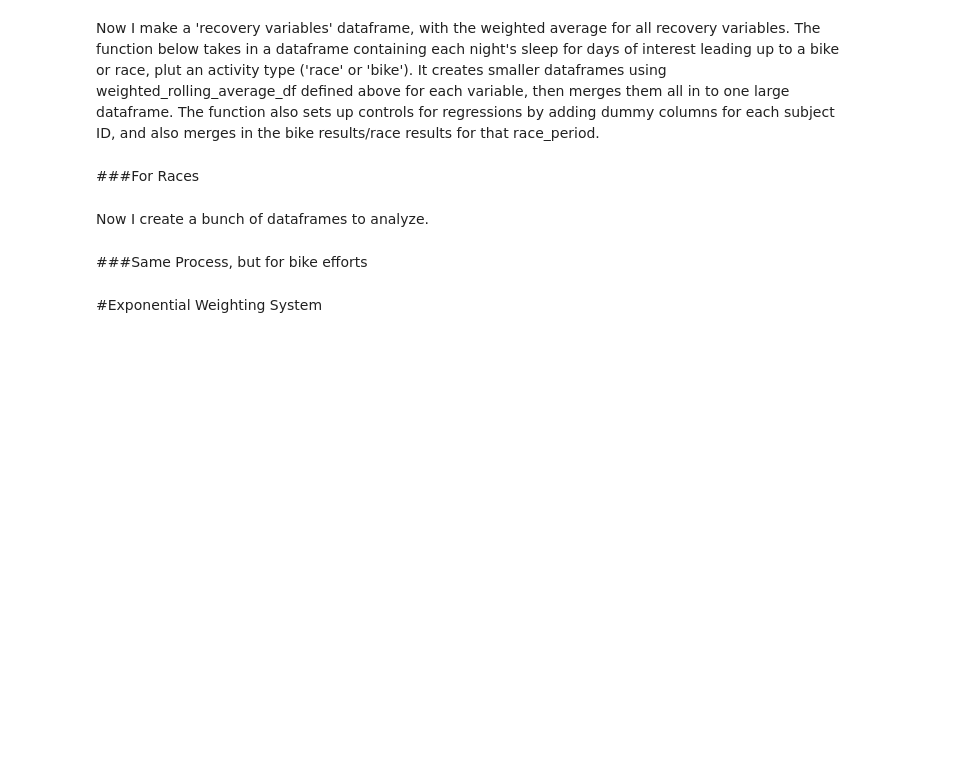
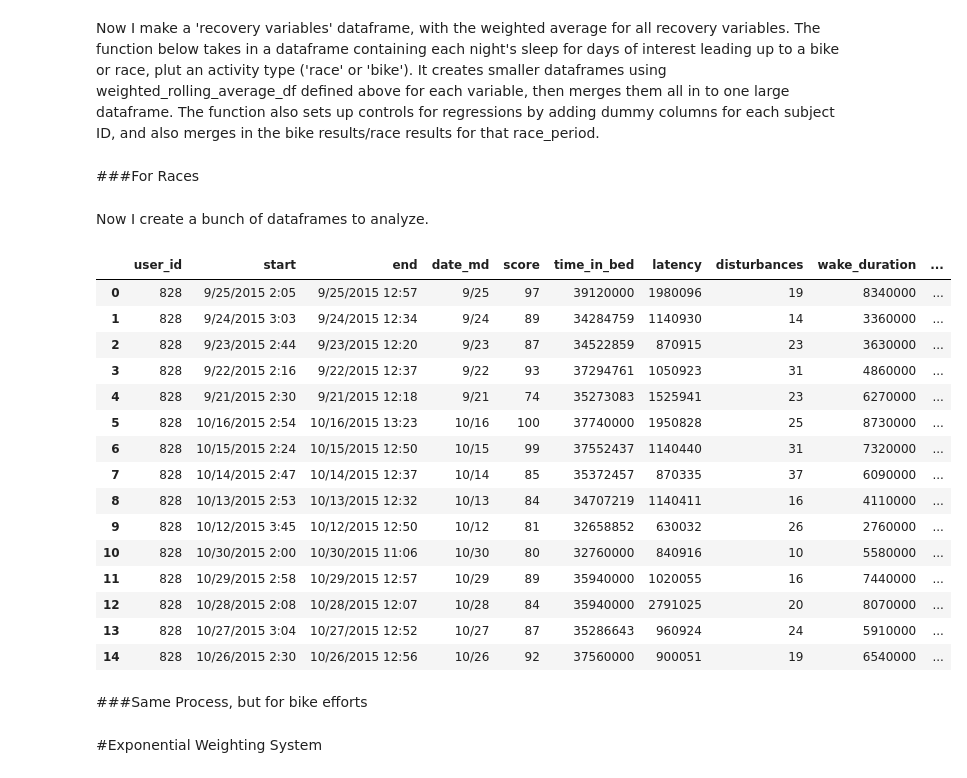
Before and after one commit to callen13/Senior_Thesis, a Jupyter notebook: sleeps_analysis.ipynb, the cells around one changed output. Drawn from its saved outputs; the diff is of its cells as text; code cells hidden in the pictures; blank space fills up the shorter version.

```diff
--- a/sleeps_analysis.ipynb
+++ b/sleeps_analysis.ipynb
@@ -57,12 +65,16 @@ def epoch_end_convert(df):
     takes dataframe and converts date column to epoch milliseconds
     inputs:
         df = dataframe name
+
+    returns:
+        a dataframe with the 'end' column converted to epoch milliseconds
     '''
     try:
         #return (int(time.mktime(time.strptime(df['end'], '%Y-%m-%d %H:%M:%S'))) - 14400)*1000
         return (int(time.mktime(time.strptime(df['end'], '%m/%d/%Y %H:%M'))) - 14400)*1000
     except:
         #handles sleeps that have no data/were missing
+        #uses the date_md column instead
         return (int(time.mktime(time.strptime(df['date_md']+'/2015 12:00', '%m/%d/%Y %H:%M'))) - 4400)*1000
 # %%
 sleeps['end_epoch'] = sleeps.apply(epoch_end_convert, axis=1)
@@ -121,5 +129,8 @@ add_race is a function that adds a race period to a dataframe. A race period is
 # %%
 def add_race(df):
+    '''
+    takes a dataframe and adds a 'race period' to the dataframe based on the epoch date for when a subject ended his sleep
+    '''
     if (df.end_epoch > 1442188800000) and (df.end_epoch < race_start_dict[2]):
         return 1
     elif (df.end_epoch >= race_start_dict[2]) and (df.end_epoch <= (race_start_dict[3])):
@@ -137,5 +148,8 @@ add_bike does the same thing, but for bike_periods. bike_start_dict is created i
 # %%
 def add_bike(df, bike_start_dict):
+    '''
+    takes a dataframe and a dictionary and adds a 'bike' to the dataframe based on the epoch date for when a subject ended his sleep
+    '''
     #iterate through each user
     for user in users:
         #go through dataframe and look for the current user, and fill in the bike_period value based on the epoch date
@@ -372,6 +428,27 @@ def make_recovery_df(df_to_calculate, activity_type):
 ###For Races
 # %% [markdown]
 Now I create a bunch of dataframes to analyze.
+# %%
+recov_dataframe = add_periods(date_markers=date_markers, df=sleeps, buildup_days=5, version="race")
+recov_dataframe = recov_dataframe[recov_dataframe['race_period']!=0].reset_index(drop=True)
+recov_dataframe.head(15)
+# %% [output]
+|  | user_id | start | end | date_md | score | time_in_bed | latency | disturbances | wake_duration | ... |
+| 0 | 828 | 9/25/2015 2:05 | 9/25/2015 12:57 | 9/25 | 97 | 39120000 | 1980096 | 19 | 8340000 | ... |
+| 1 | 828 | 9/24/2015 3:03 | 9/24/2015 12:34 | 9/24 | 89 | 34284759 | 1140930 | 14 | 3360000 | ... |
+| 2 | 828 | 9/23/2015 2:44 | 9/23/2015 12:20 | 9/23 | 87 | 34522859 | 870915 | 23 | 3630000 | ... |
+| 3 | 828 | 9/22/2015 2:16 | 9/22/2015 12:37 | 9/22 | 93 | 37294761 | 1050923 | 31 | 4860000 | ... |
+| 4 | 828 | 9/21/2015 2:30 | 9/21/2015 12:18 | 9/21 | 74 | 35273083 | 1525941 | 23 | 6270000 | ... |
+| 5 | 828 | 10/16/2015 2:54 | 10/16/2015 13:23 | 10/16 | 100 | 37740000 | 1950828 | 25 | 8730000 | ... |
+| 6 | 828 | 10/15/2015 2:24 | 10/15/2015 12:50 | 10/15 | 99 | 37552437 | 1140440 | 31 | 7320000 | ... |
+| 7 | 828 | 10/14/2015 2:47 | 10/14/2015 12:37 | 10/14 | 85 | 35372457 | 870335 | 37 | 6090000 | ... |
+| 8 | 828 | 10/13/2015 2:53 | 10/13/2015 12:32 | 10/13 | 84 | 34707219 | 1140411 | 16 | 4110000 | ... |
+| 9 | 828 | 10/12/2015 3:45 | 10/12/2015 12:50 | 10/12 | 81 | 32658852 | 630032 | 26 | 2760000 | ... |
+| 10 | 828 | 10/30/2015 2:00 | 10/30/2015 11:06 | 10/30 | 80 | 32760000 | 840916 | 10 | 5580000 | ... |
+| 11 | 828 | 10/29/2015 2:58 | 10/29/2015 12:57 | 10/29 | 89 | 35940000 | 1020055 | 16 | 7440000 | ... |
+| 12 | 828 | 10/28/2015 2:08 | 10/28/2015 12:07 | 10/28 | 84 | 35940000 | 2791025 | 20 | 8070000 | ... |
+| 13 | 828 | 10/27/2015 3:04 | 10/27/2015 12:52 | 10/27 | 87 | 35286643 | 960924 | 24 | 5910000 | ... |
+| 14 | 828 | 10/26/2015 2:30 | 10/26/2015 12:56 | 10/26 | 92 | 37560000 | 900051 | 19 | 6540000 | ... |
 # %%
 #adding race periods to the sleep dataframe
 test_race_temp = add_periods(date_markers=date_markers, df=sleeps, buildup_days=14, version="race")
```
Also changed, not shown: parts of 20 cells of this notebook, 1 other file.
